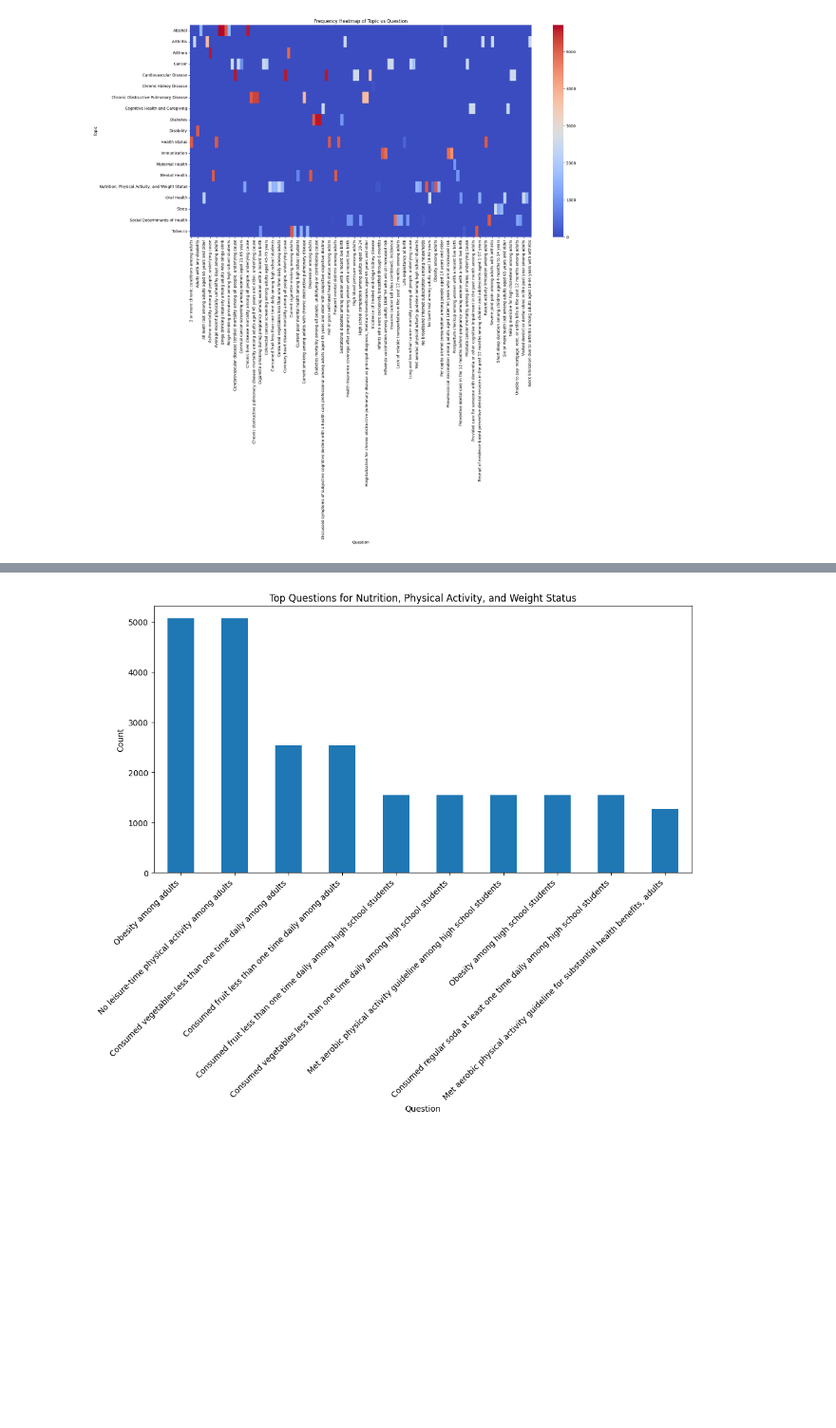
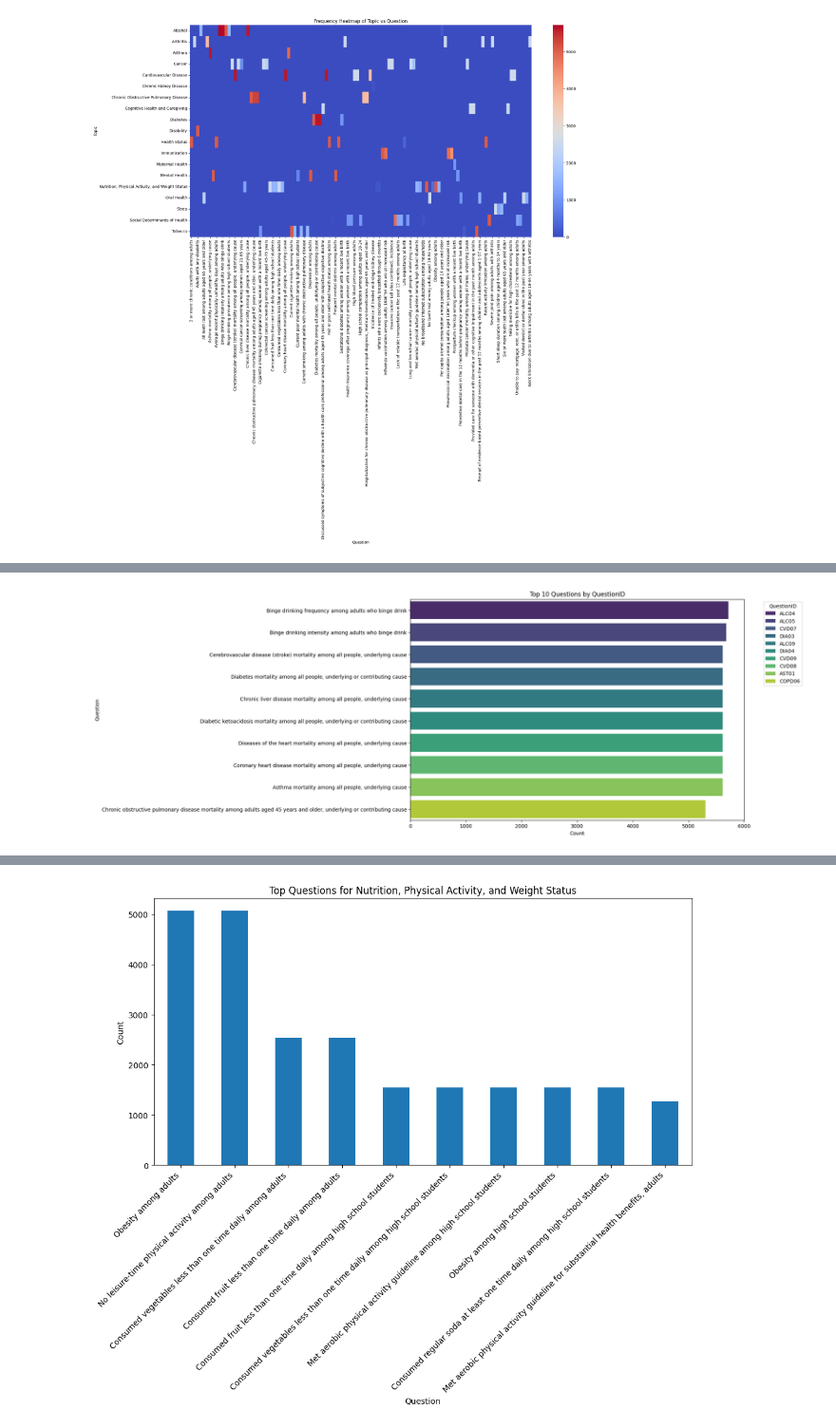
Before and after one commit to DWallace740/project3team11, a Jupyter notebook: Individual Notebooks/DW_cdc_analysis.ipynb, the cells around one changed output, grey strips where cells are left out. Shown at 95% size. Cells and saved outputs as stored; diff of their text form; code cells hidden in the pictures; blank space fills up the shorter version.

```diff
--- a/Individual Notebooks/DW_cdc_analysis.ipynb
+++ b/Individual Notebooks/DW_cdc_analysis.ipynb
@@ -168,0 +188,17 @@ plt.show()
+# %%
+# Group by Question and QuestionID, and count occurrences
+question_counts = data.groupby(['Question', 'QuestionID']).size().reset_index(name='Count')
+
+# Sort by Count to show most frequent pairs
+question_counts = question_counts.sort_values(by='Count', ascending=False)
+
+# Plot the top 10 Question-QuestionID pairs
+plt.figure(figsize=(12, 8))
+sns.barplot(data=question_counts.head(10), x='Count', y='Question', hue='QuestionID', dodge=False, palette='viridis')
+plt.title("Top 10 Questions by QuestionID")
+plt.xlabel("Count")
+plt.ylabel("Question")
+plt.legend(title="QuestionID", bbox_to_anchor=(1.05, 1), loc='upper left')
+plt.show()
+# %% [output]
+[figure, added]
```
Also changed, not shown: parts of 22 cells of this notebook, 3 other files.
